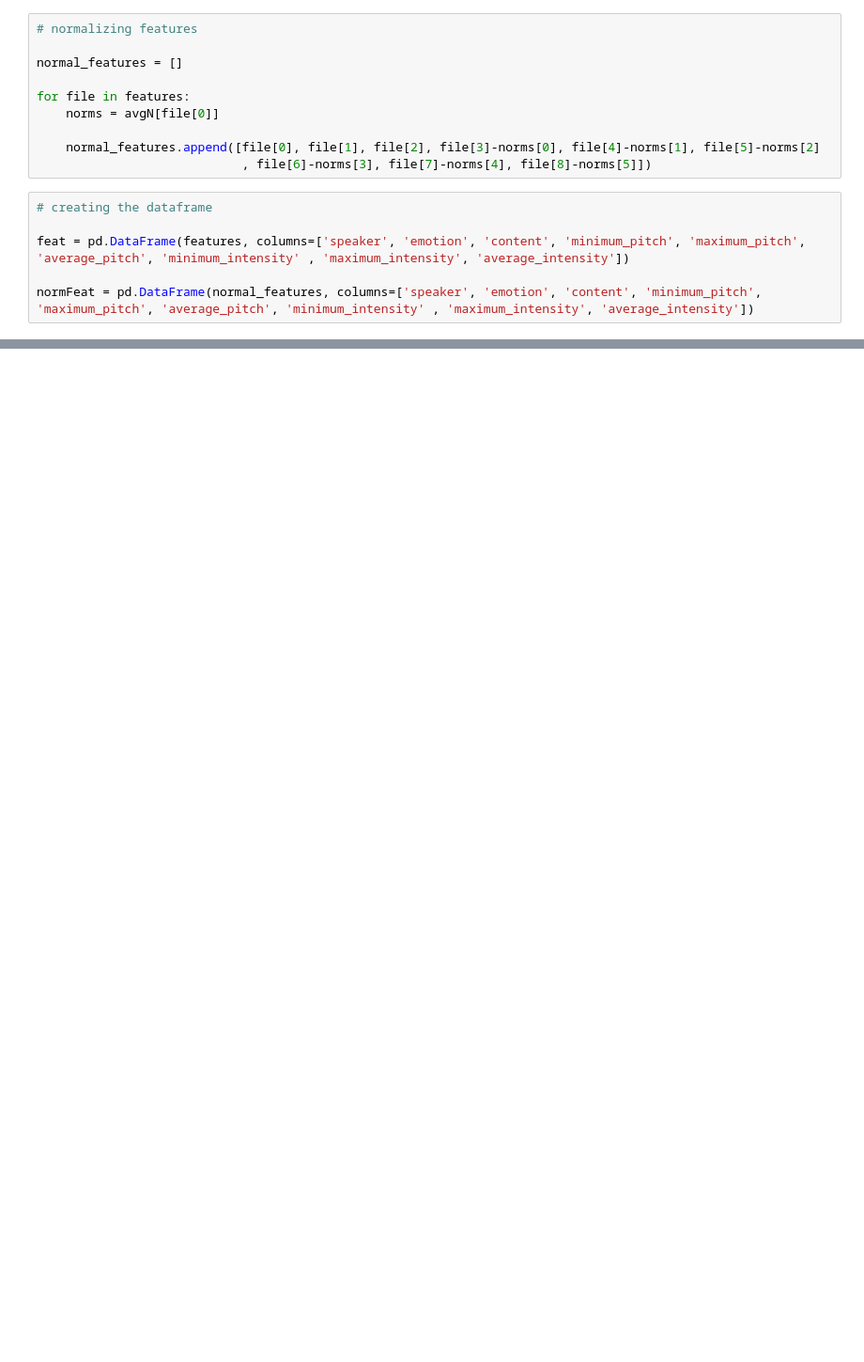
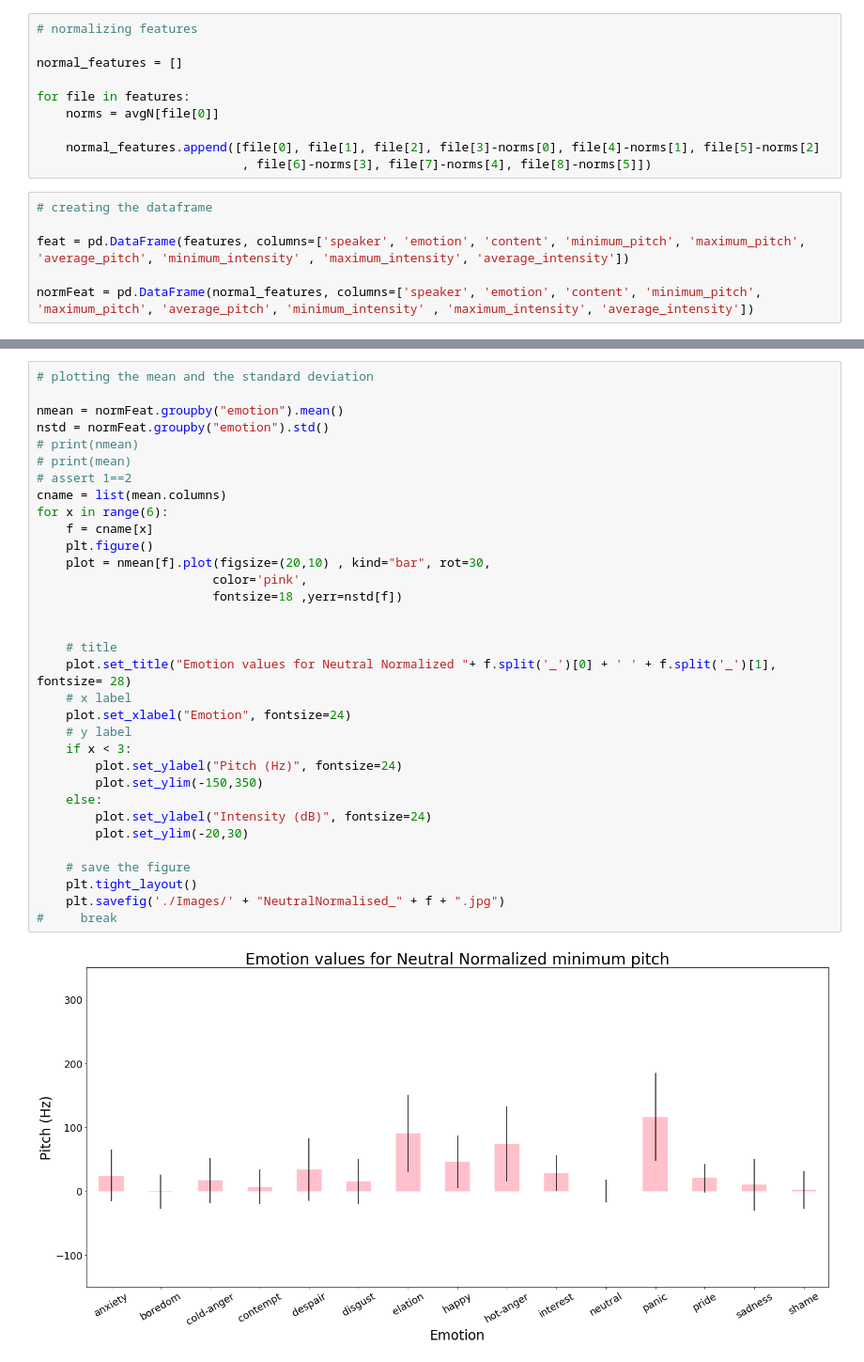
Before and after one commit to s-abdullah/EmotionRecognition, a Jupyter notebook: FeatureAnalysis.ipynb, the cells around one changed output, grey strips where cells are left out. Shown at 94% size. Drawn from its saved outputs; the diff is of its cells as text; blank space fills up the shorter version.

```diff
--- a/FeatureAnalysis.ipynb
+++ b/FeatureAnalysis.ipynb
@@ -132,0 +157,35 @@ normFeat = pd.DataFrame(normal_features, columns=['speaker', 'emotion', 'content
+# %%
+# plotting the mean and the standard deviation
+
+nmean = normFeat.groupby("emotion").mean()
+nstd = normFeat.groupby("emotion").std()
+# print(nmean)
+# print(mean)
+# assert 1==2
+cname = list(mean.columns)
+for x in range(6):
+    f = cname[x]
+    plt.figure()
+    plot = nmean[f].plot(figsize=(20,10) , kind="bar", rot=30,
+                        color='pink',
+                        fontsize=18 ,yerr=nstd[f])
+
+
+    # title
+    plot.set_title("Emotion values for Neutral Normalized "+ f.split('_')[0] + ' ' + f.split('_')[1], fontsize= 28)
+    # x label
+    plot.set_xlabel("Emotion", fontsize=24)
+    # y label
+    if x < 3:
+        plot.set_ylabel("Pitch (Hz)", fontsize=24)
+        plot.set_ylim(-150,350)
+    else:
+        plot.set_ylabel("Intensity (dB)", fontsize=24)
+        plot.set_ylim(-20,30)
+
+    # save the figure
+    plt.tight_layout()
+    plt.savefig('./Images/' + "NeutralNormalised_" + f + ".jpg")
+#     break
+# %% [output]
+[figure, added]
```
Also changed, not shown: parts of 6 cells of this notebook, 19 other files.
